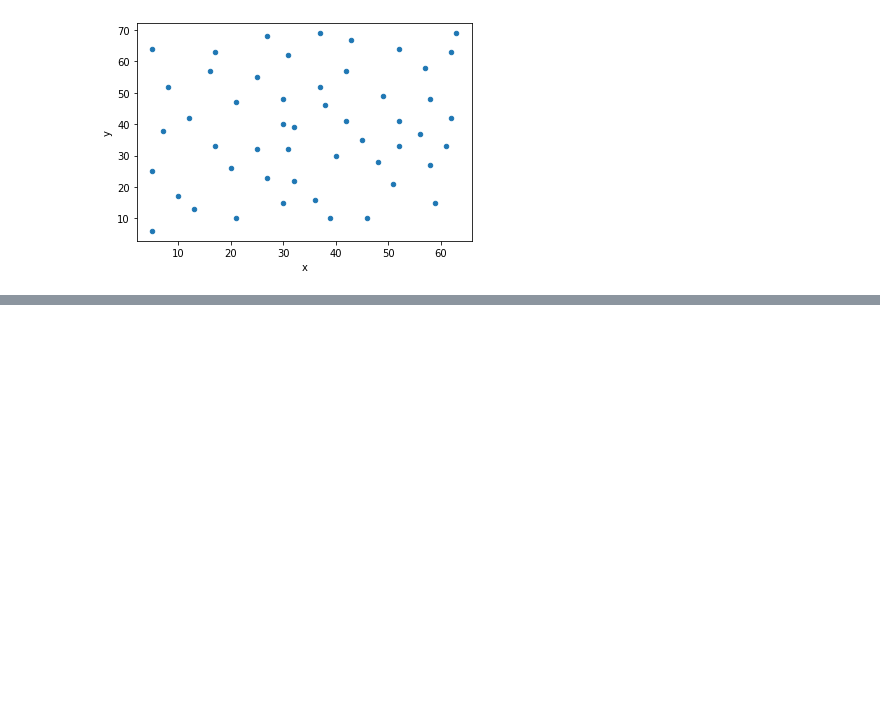
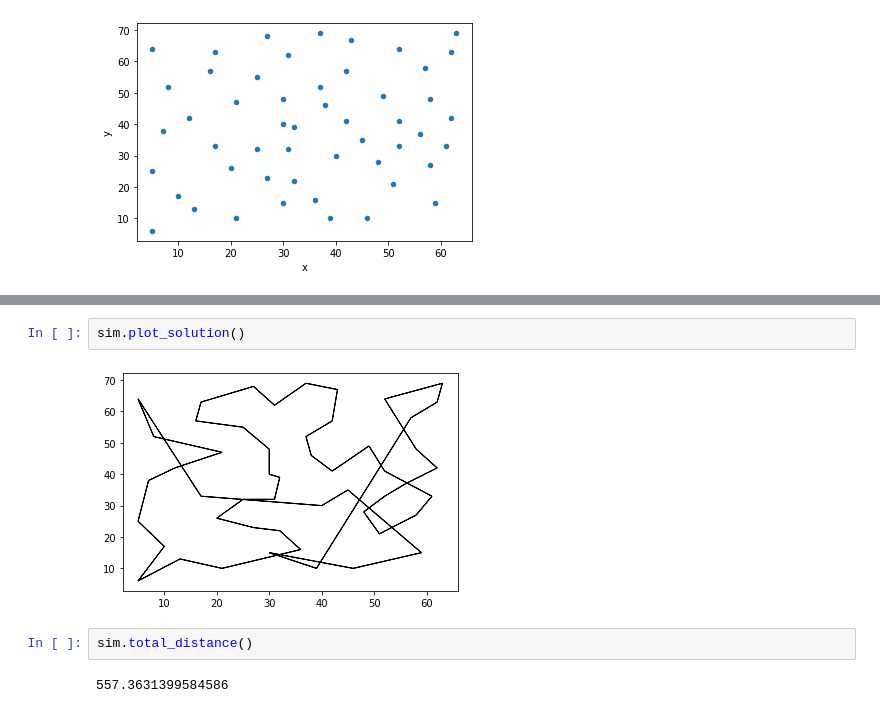
Before and after one commit to Caesar-blip/stochsim_assignment3, a Jupyter notebook: assignment3.ipynb, the cells around one changed output, grey strips where cells are left out. Saved outputs shown, nothing was run; the diff lists cells and outputs as text; blank space fills up the shorter version.

```diff
--- a/assignment3.ipynb
+++ b/assignment3.ipynb
@@ -168,0 +21,8 @@ sol
+# %%
+sim.plot_solution()
+# %% [output]
+[figure, added]
+# %%
+sim.total_distance()
+# %% [output]
+557.3631399584586
```
Also changed, not shown: parts of 22 cells of this notebook, 1 other file.
